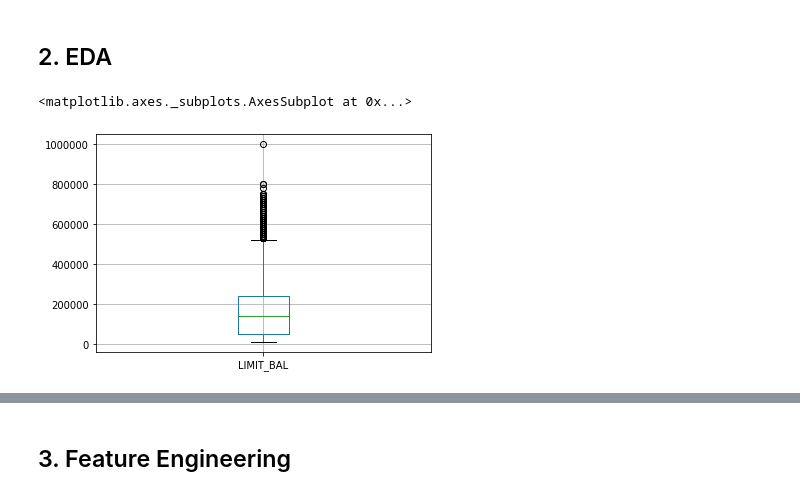
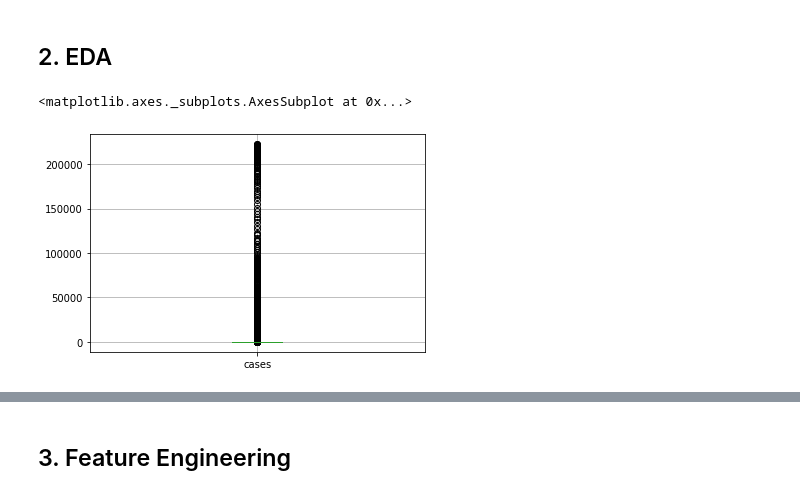
Before and after one commit to meaganlazer/Decarceration_COVID, a Jupyter notebook: Models.ipynb, the cells around one changed output, grey strips where cells are left out. Saved outputs shown, nothing was run; the diff lists cells and outputs as text; code cells hidden in the pictures.

```diff
--- a/Models.ipynb
+++ b/Models.ipynb
@@ -92,7 +106,2 @@ TypeError: 'DataFrame' object is not callable
 # %% [markdown]
 ## 2. EDA
-# %%
-df.boxplot('LIMIT_BAL')
-# %% [output]
-<matplotlib.axes._subplots.AxesSubplot at 0x...>
-[figure, removed]
@@ -102 +108,6 @@ df.drop(index=[13774], inplace=True)
+# %%
+combo_df.boxplot('cases')
+# %% [output]
+<matplotlib.axes._subplots.AxesSubplot at 0x...>
+[figure, added]
 # %%
```
Also changed, not shown: parts of 18 cells of this notebook, 1 other file.
